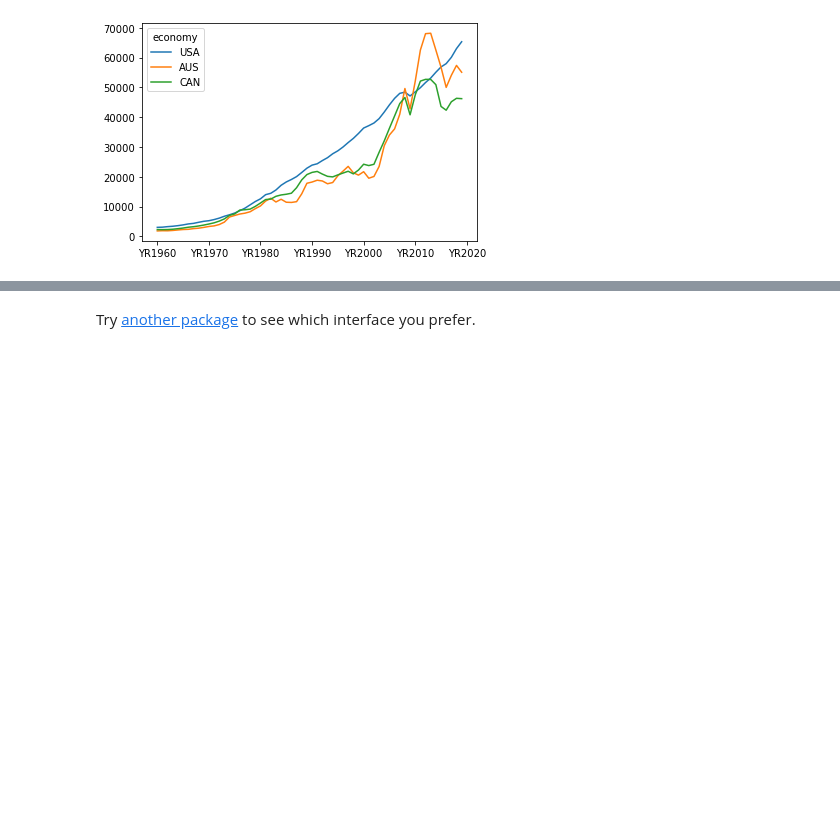
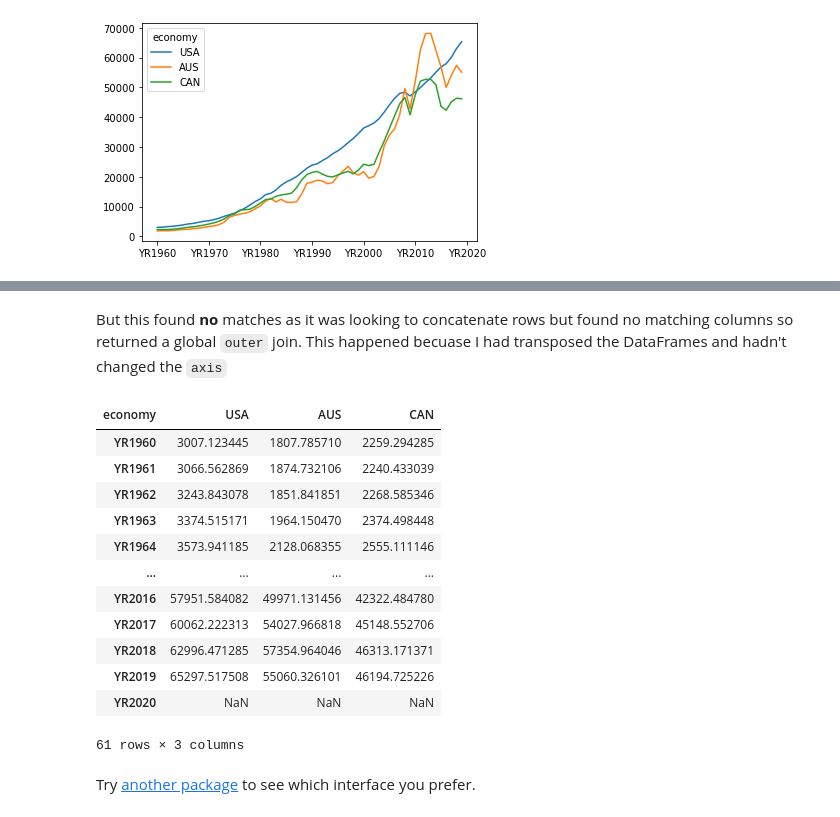
Before and after one commit to QuantEcon/2021-workshop-rsit, a Jupyter notebook: notebooks/session3/exercises.ipynb, the cells around one changed output, grey strips where cells are left out. Cells and saved outputs as stored; diff of their text form; code cells hidden in the pictures; blank space fills up the shorter version.

```diff
--- a/notebooks/session3/exercises.ipynb
+++ b/notebooks/session3/exercises.ipynb
@@ -257,3 +288,21 @@ combined.T.plot()
+# %% [markdown]
+But this found **no** matches as it was looking to concatenate rows but found no matching columns so returned a global `outer` join. This happened becuase I had transposed the DataFrames and hadn't changed the `axis`
+# %%
+pd.concat([usa.T, others.T], axis=1)
+# %% [output]
+| economy | USA | AUS | CAN |
+| YR1960 | 3007.123445 | 1807.785710 | 2259.294285 |
+| YR1961 | 3066.562869 | 1874.732106 | 2240.433039 |
+| YR1962 | 3243.843078 | 1851.841851 | 2268.585346 |
+| YR1963 | 3374.515171 | 1964.150470 | 2374.498448 |
+| YR1964 | 3573.941185 | 2128.068355 | 2555.111146 |
+| ... | ... | ... | ... |
+| YR2016 | 57951.584082 | 49971.131456 | 42322.484780 |
+| YR2017 | 60062.222313 | 54027.966818 | 45148.552706 |
+| YR2018 | 62996.471285 | 57354.964046 | 46313.171371 |
+| YR2019 | 65297.517508 | 55060.326101 | 46194.725226 |
+| YR2020 | NaN | NaN | NaN |
+61 rows × 3 columns
 # %% [markdown]
 Try [another package](https://data.worldbank.org/products/third-party-apps) to see which interface you prefer.
 # %% [markdown]
```
Also changed, not shown: parts of 5 cells of this notebook.
